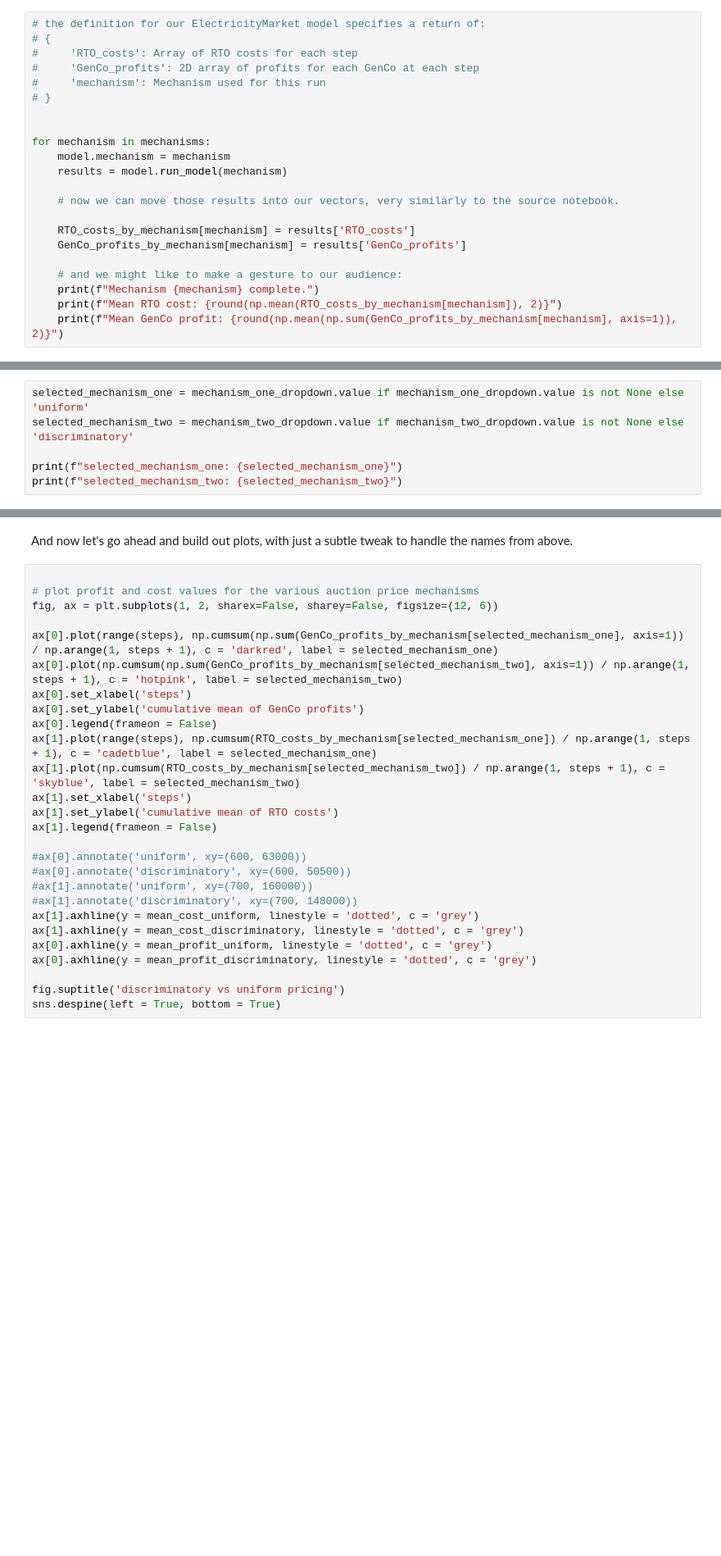
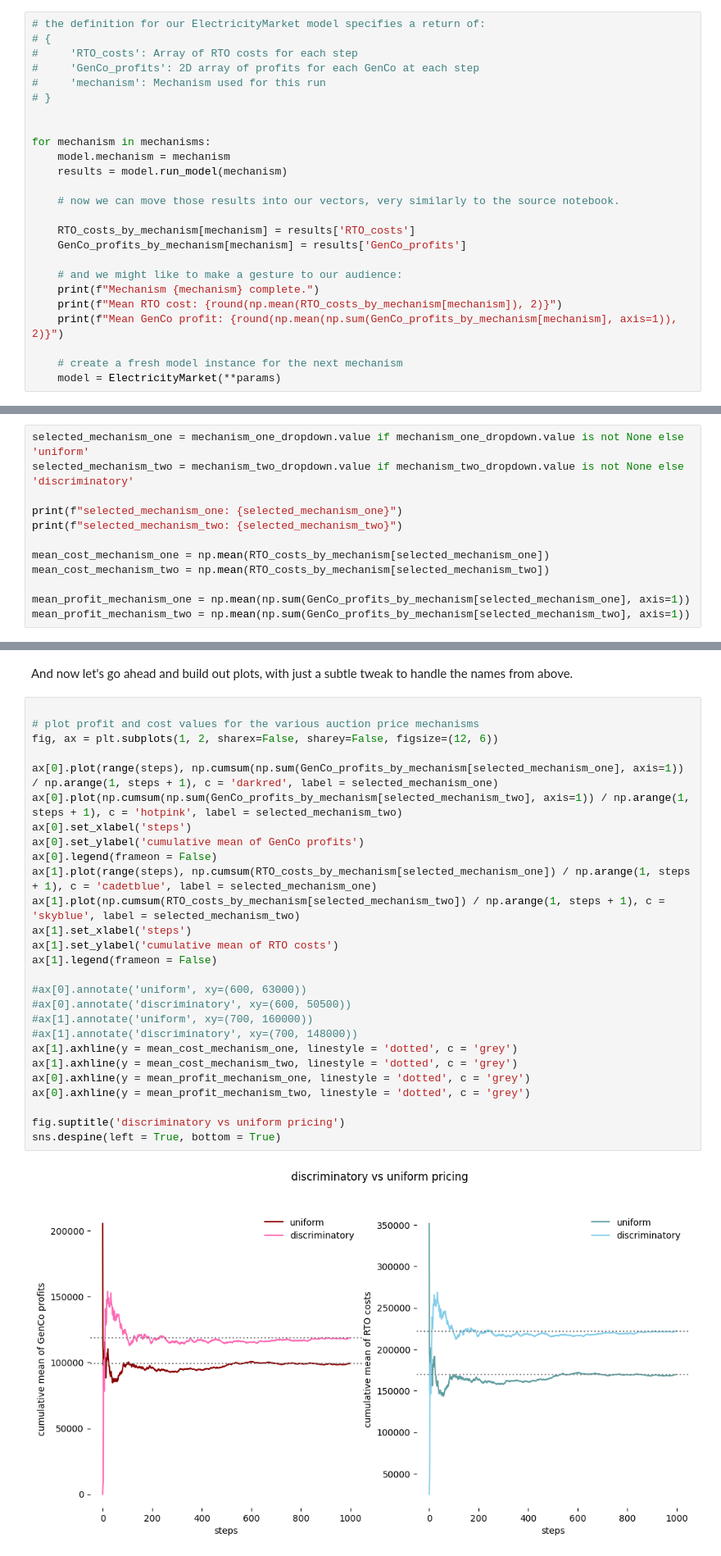
Before and after one commit to peterdresslar/electric-mesa, a Jupyter notebook: notebooks/experiment.ipynb, the cells around one changed output, grey strips where cells are left out. Shown at 82% size. Drawn from its saved outputs; the diff is of its cells as text; blank space fills up the shorter version.

```diff
--- a/notebooks/experiment.ipynb
+++ b/notebooks/experiment.ipynb
@@ -179,3 +181,6 @@ for mechanism in mechanisms:
     print(f"Mechanism {mechanism} complete.")
     print(f"Mean RTO cost: {round(np.mean(RTO_costs_by_mechanism[mechanism]), 2)}")
     print(f"Mean GenCo profit: {round(np.mean(np.sum(GenCo_profits_by_mechanism[mechanism], axis=1)), 2)}")
+
+    # create a fresh model instance for the next mechanism
+    model = ElectricityMarket(**params)
@@ -213,3 +238,9 @@ selected_mechanism_two = mechanism_two_dropdown.value if mechanism_two_dropdown.
 
 print(f"selected_mechanism_one: {selected_mechanism_one}")
 print(f"selected_mechanism_two: {selected_mechanism_two}")
+
+mean_cost_mechanism_one = np.mean(RTO_costs_by_mechanism[selected_mechanism_one])
+mean_cost_mechanism_two = np.mean(RTO_costs_by_mechanism[selected_mechanism_two])
+
+mean_profit_mechanism_one = np.mean(np.sum(GenCo_profits_by_mechanism[selected_mechanism_one], axis=1))
+mean_profit_mechanism_two = np.mean(np.sum(GenCo_profits_by_mechanism[selected_mechanism_two], axis=1))
@@ -218,27 +252,29 @@ And now let's go ahead and build out plots, with just a subtle tweak to handle t
 # %%
 
 # plot profit and cost values for the various auction price mechanisms
 fig, ax = plt.subplots(1, 2, sharex=False, sharey=False, figsize=(12, 6))
 
 ax[0].plot(range(steps), np.cumsum(np.sum(GenCo_profits_by_mechanism[selected_mechanism_one], axis=1)) / np.arange(1, steps + 1), c = 'darkred', label = selected_mechanism_one)
 ax[0].plot(np.cumsum(np.sum(GenCo_profits_by_mechanism[selected_mechanism_two], axis=1)) / np.arange(1, steps + 1), c = 'hotpink', label = selected_mechanism_two)
 ax[0].set_xlabel('steps')
 ax[0].set_ylabel('cumulative mean of GenCo profits')
 ax[0].legend(frameon = False)
 ax[1].plot(range(steps), np.cumsum(RTO_costs_by_mechanism[selected_mechanism_one]) / np.arange(1, steps + 1), c = 'cadetblue', label = selected_mechanism_one)
 ax[1].plot(np.cumsum(RTO_costs_by_mechanism[selected_mechanism_two]) / np.arange(1, steps + 1), c = 'skyblue', label = selected_mechanism_two)
 ax[1].set_xlabel('steps')
 ax[1].set_ylabel('cumulative mean of RTO costs')
 ax[1].legend(frameon = False)
 
 #ax[0].annotate('uniform', xy=(600, 63000))
 #ax[0].annotate('discriminatory', xy=(600, 50500))
 #ax[1].annotate('uniform', xy=(700, 160000))
 #ax[1].annotate('discriminatory', xy=(700, 148000))
-ax[1].axhline(y = mean_cost_uniform, linestyle = 'dotted', c = 'grey')
-ax[1].axhline(y = mean_cost_discriminatory, linestyle = 'dotted', c = 'grey')
-ax[0].axhline(y = mean_profit_uniform, linestyle = 'dotted', c = 'grey')
-ax[0].axhline(y = mean_profit_discriminatory, linestyle = 'dotted', c = 'grey')
+ax[1].axhline(y = mean_cost_mechanism_one, linestyle = 'dotted', c = 'grey')
+ax[1].axhline(y = mean_cost_mechanism_two, linestyle = 'dotted', c = 'grey')
+ax[0].axhline(y = mean_profit_mechanism_one, linestyle = 'dotted', c = 'grey')
+ax[0].axhline(y = mean_profit_mechanism_two, linestyle = 'dotted', c = 'grey')
 
 fig.suptitle('discriminatory vs uniform pricing')
 sns.despine(left = True, bottom = True)
+# %% [output]
+[figure, added]
```
Also changed, not shown: parts of 4 cells of this notebook.
